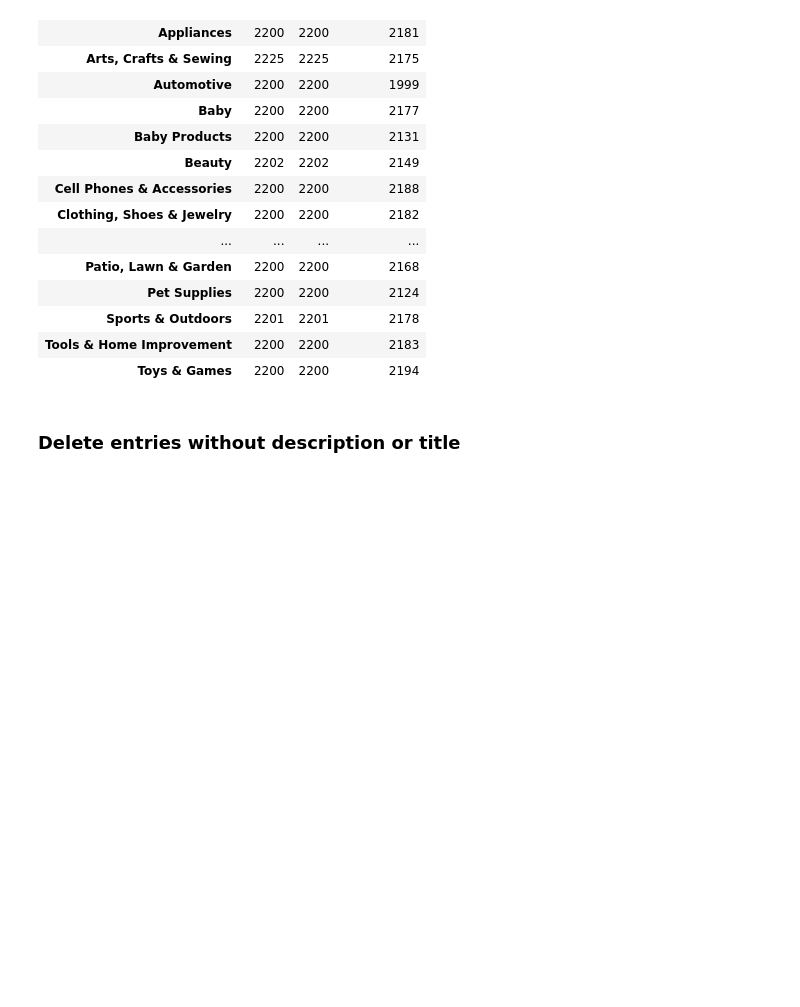
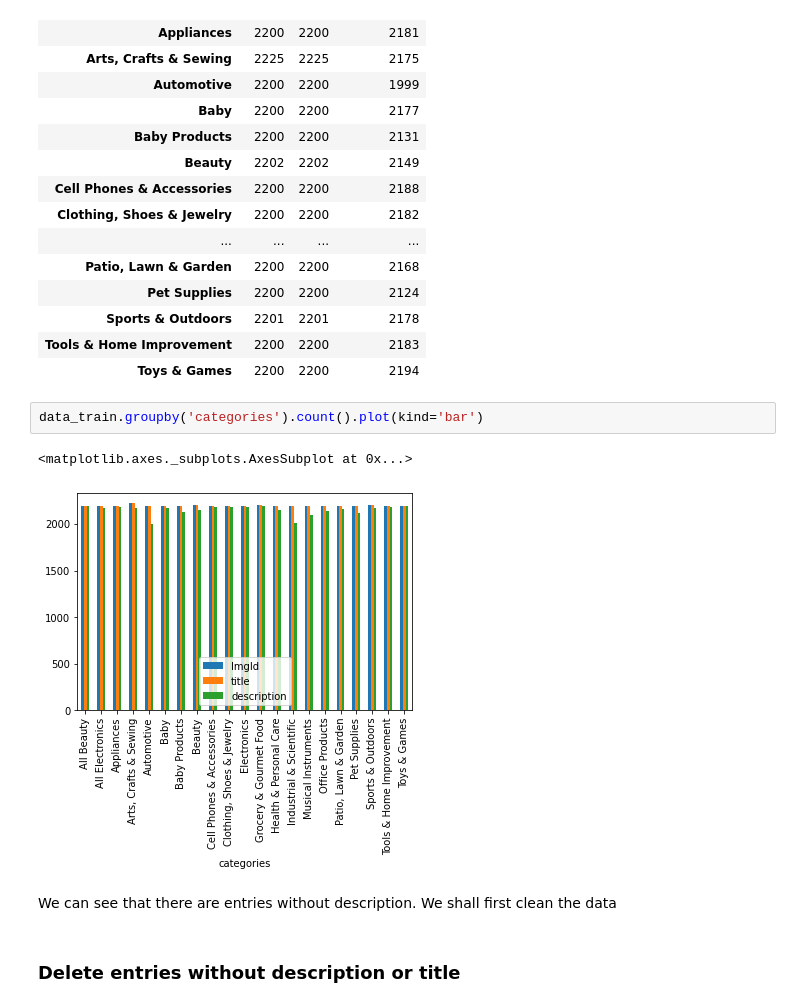
Before and after one commit to Elsasser67/DataScience21, a Jupyter notebook: Projekt/Kaggle_Projekt_Schnell_Theo.ipynb, the cells around one changed output. Saved outputs shown, nothing was run; the diff lists cells and outputs as text; blank space fills up the shorter version.

```diff
--- a/Projekt/Kaggle_Projekt_Schnell_Theo.ipynb
+++ b/Projekt/Kaggle_Projekt_Schnell_Theo.ipynb
@@ -139,6 +139,13 @@ data_train.groupby('categories').count()
 | Sports & Outdoors | 2201 | 2201 | 2178 |
 | Tools & Home Improvement | 2200 | 2200 | 2183 |
 | Toys & Games | 2200 | 2200 | 2194 |
+# %%
+data_train.groupby('categories').count().plot(kind='bar')
+# %% [output]
+<matplotlib.axes._subplots.AxesSubplot at 0x...>
+[figure, added]
+# %% [markdown]
+We can see that there are entries without description. We shall first clean the data
 # %% [markdown]
 ### Delete entries without description or title
 # %%
```
Also changed, not shown: parts of 8 cells of this notebook.
